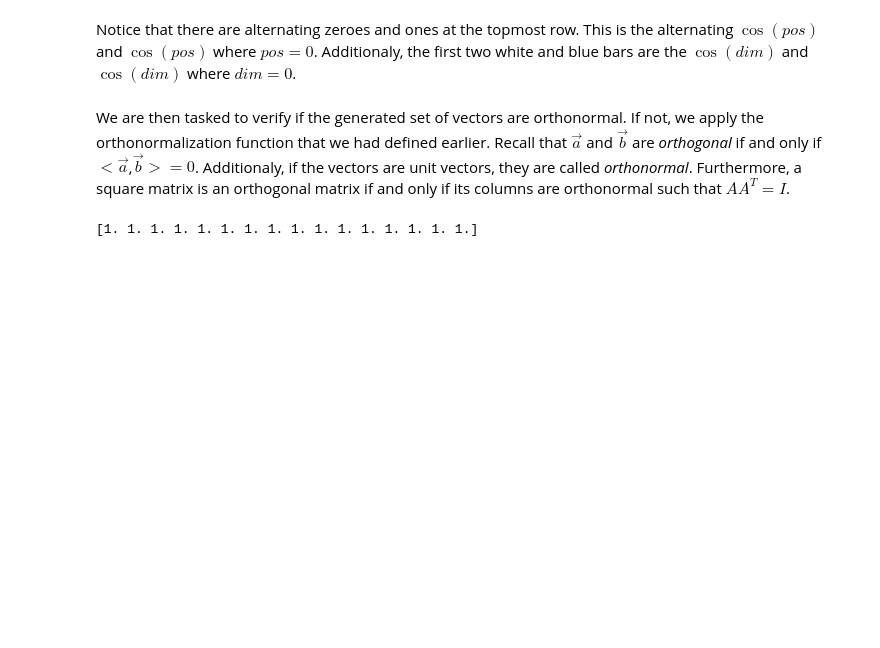
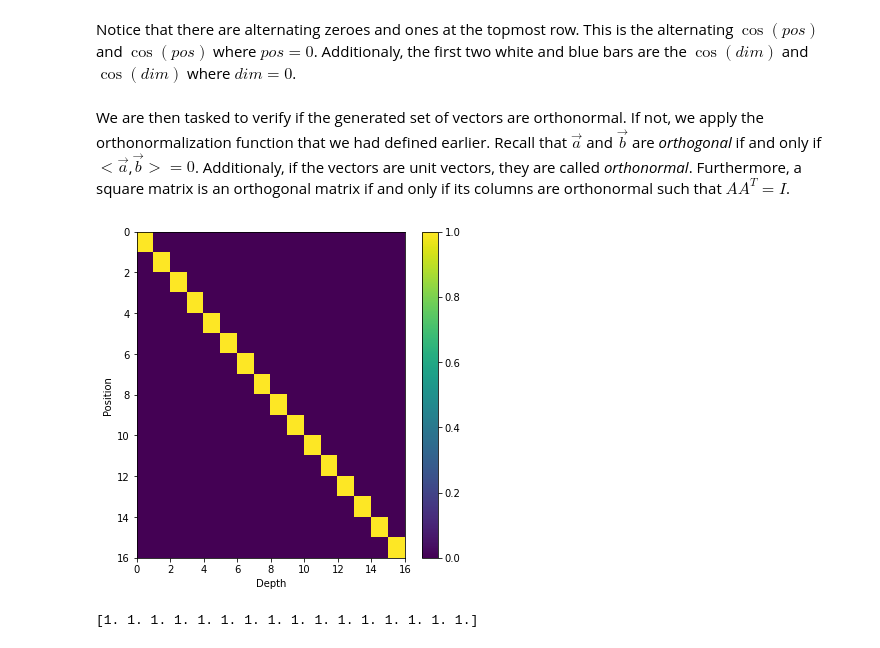
Before and after one commit to francismarquez/Foundations-of-Machine-Learning-Exercises, a Jupyter notebook: exercise-1/exercise-1.ipynb, the cells around one changed output. Drawn from its saved outputs; the diff is of its cells as text; code cells hidden in the pictures; blank space fills up the shorter version.

Commit message:
show identity

```diff
--- a/exercise-1/exercise-1.ipynb
+++ b/exercise-1/exercise-1.ipynb
@@ -95,19 +95,21 @@ We are then tasked to verify if the generated set of vectors are orthonormal. If
 # %%
 res_gs = gs(pos_encoding[0])
 
 res = np.dot(res_gs,res_gs.T)
 
 # uncomment succeeding lines to verify identity matrix of the dot product
 # print(res)
 
-# plt.figure(figsize=(6,6))
-# plt.pcolormesh(res, cmap='RdBu')
-# plt.xlabel('Depth')
-# plt.xlim((0, dimensions))
-# plt.ylim((position,0))
-# plt.ylabel('Position')
-# plt.colorbar()
-# plt.show()
+plt.figure(figsize=(6,6))
+plt.pcolormesh(res, cmap='viridis')
+plt.xlabel('Depth')
+plt.xlim((0, dimensions))
+plt.ylim((position,0))
+plt.ylabel('Position')
+plt.colorbar()
+plt.show()
+# %% [output]
+[figure, added]
 # %%
 # if orthonormal, norm of each vector should be unity as well
 res_1 = np.apply_along_axis(np.linalg.norm, 1, res_gs)
```
